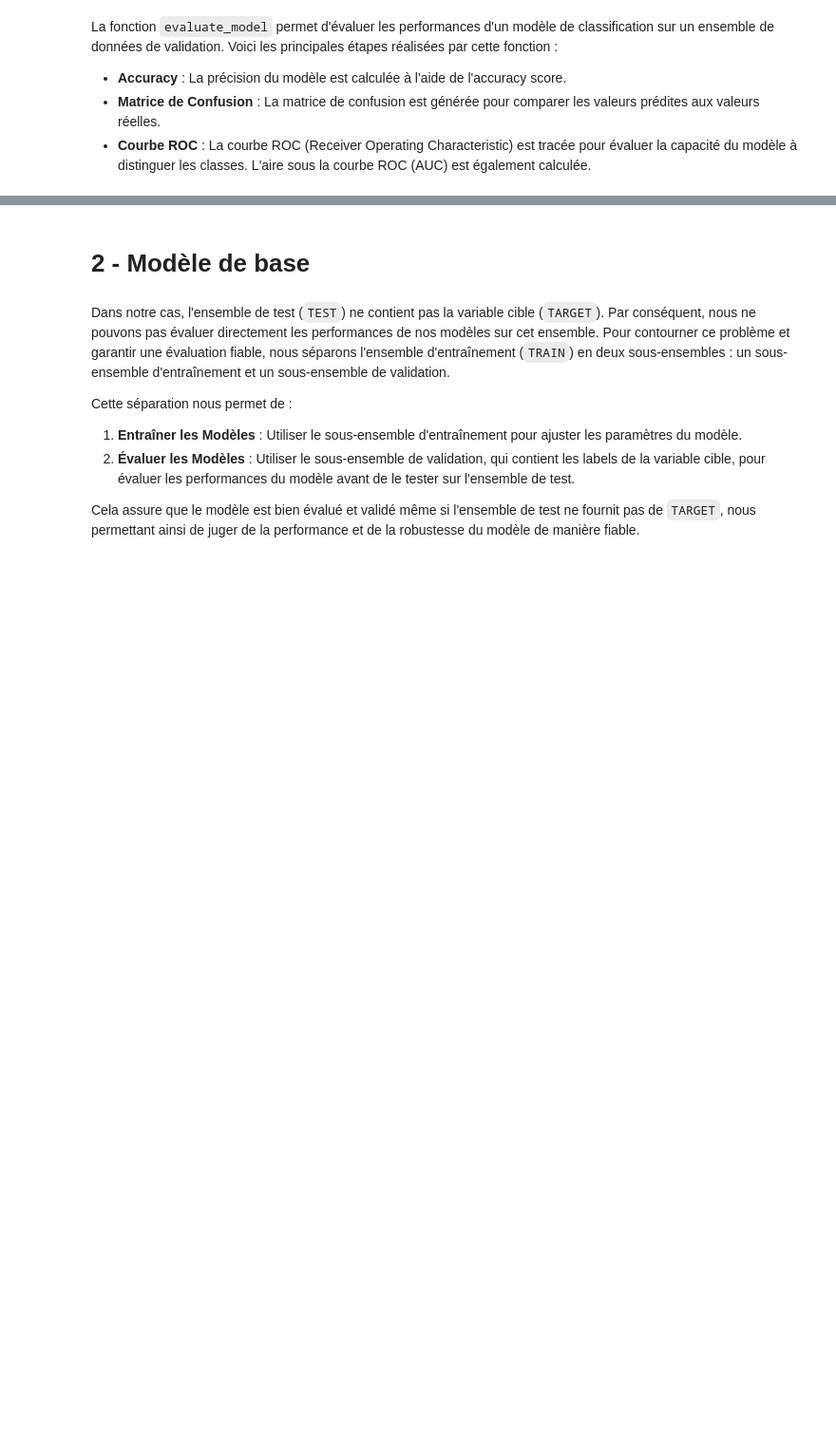
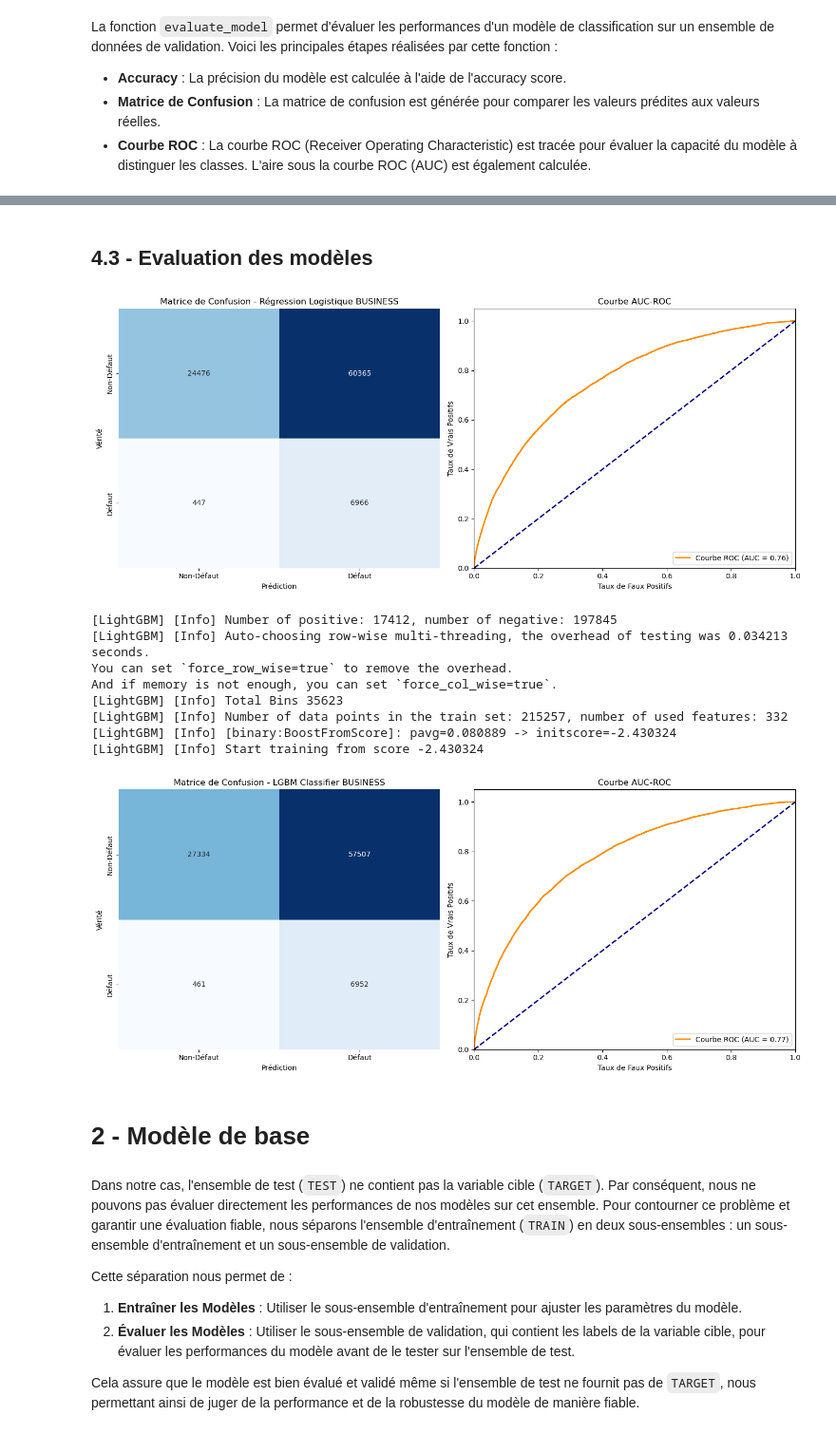
Before and after one commit to GaryMauger/P7_implementer_modele_scoring, a Jupyter notebook: Projet_7_2.ipynb, the cells around one changed output, grey strips where cells are left out. Shown at 95% size. Drawn from its saved outputs; the diff is of its cells as text; code cells hidden in the pictures; blank space fills up the shorter version.

Commit message:
début score métier

```diff
--- a/Projet_7_2.ipynb
+++ b/Projet_7_2.ipynb
@@ -216,0 +385,3 @@ La fonction `evaluate_model` permet d'évaluer les performances d'un modèle de
+# %%
+# On va séparer l'ensemble d'entraînement en un ensemble d'entraînement et un ensemble de validation
+X_train_split, X_val, y_train_split, y_val = train_test_split(X_train, y_train, test_size=0.3, random_state=42)
@@ -216,0 +907,34 @@ La fonction `evaluate_model` permet d'évaluer les performances d'un modèle de
+# %% [markdown]
+## 4.3 - Evaluation des modèles
+# %%
+def plot_confusion_matrix_and_roc(y_true, y_pred, y_prob, model_name):
+    # Calcul de la matrice de confusion
+    cm = confusion_matrix(y_true, y_pred)
+
+    # Calcul des courbes ROC
+    fpr, tpr, _ = roc_curve(y_true, y_prob)
+    roc_auc = auc(fpr, tpr)
+
+    # Création des sous-graphiques
+    fig, axes = plt.subplots(1, 2, figsize=(14, 6))
+
+    # Matrice de confusion
+    sns.heatmap(cm, annot=True, fmt='d', cmap='Blues', ax=axes[0],
+                cbar=False, xticklabels=['Non-Défaut', 'Défaut'], yticklabels=['Non-Défaut', 'Défaut'])
+    axes[0].set_xlabel('Prédiction')
+    axes[0].set_ylabel('Vérité')
+    axes[0].set_title(f'Matrice de Confusion - {model_name}')
+
+    # Courbe AUC-ROC
+    axes[1].plot(fpr, tpr, color='darkorange', lw=2, label=f'Courbe ROC (AUC = {roc_auc:.2f})')
+    axes[1].plot([0, 1], [0, 1], color='navy', lw=2, linestyle='--')
+    axes[1].set_xlim([0.0, 1.0])
+    axes[1].set_ylim([0.0, 1.05])
+    axes[1].set_xlabel('Taux de Faux Positifs')
+    axes[1].set_ylabel('Taux de Vrais Positifs')
+    axes[1].set_title('Courbe AUC-ROC')
+    axes[1].legend(loc='lower right')
+
+    # Affichage des graphiques
+    plt.tight_layout()
+    plt.show()
@@ -217,3 +943,24 @@ La fonction `evaluate_model` permet d'évaluer les performances d'un modèle de
+# %%
+# Évaluation des modèles
+for name, model in models.items():
+    model.fit(X_train_split, y_train_split)
+    y_prob = model.predict_proba(X_val)[:, 1]
+    best_threshold = find_best_threshold(y_val, y_prob, beta=5)
+    y_pred = (y_prob > best_threshold).astype(int)
+
+    # Affichage des graphiques
+    plot_confusion_matrix_and_roc(y_val, y_pred, y_prob, name)
+# %% [output]
+[figure, added]
+[LightGBM] [Info] Number of positive: 17412, number of negative: 197845
+[LightGBM] [Info] Auto-choosing row-wise multi-threading, the overhead of testing was 0.034213 seconds.
+You can set `force_row_wise=true` to remove the overhead.
+And if memory is not enough, you can set `force_col_wise=true`.
+[LightGBM] [Info] Total Bins 35623
+[LightGBM] [Info] Number of data points in the train set: 215257, number of used features: 332
+[LightGBM] [Info] [binary:BoostFromScore]: pavg=0.080889 -> initscore=-2.430324
+[LightGBM] [Info] Start training from score -2.430324
+[figure, added]
 # %% [markdown]
 # 2 - Modèle de base
 # %% [markdown]
```
Also changed, not shown: parts of 54 cells of this notebook.
